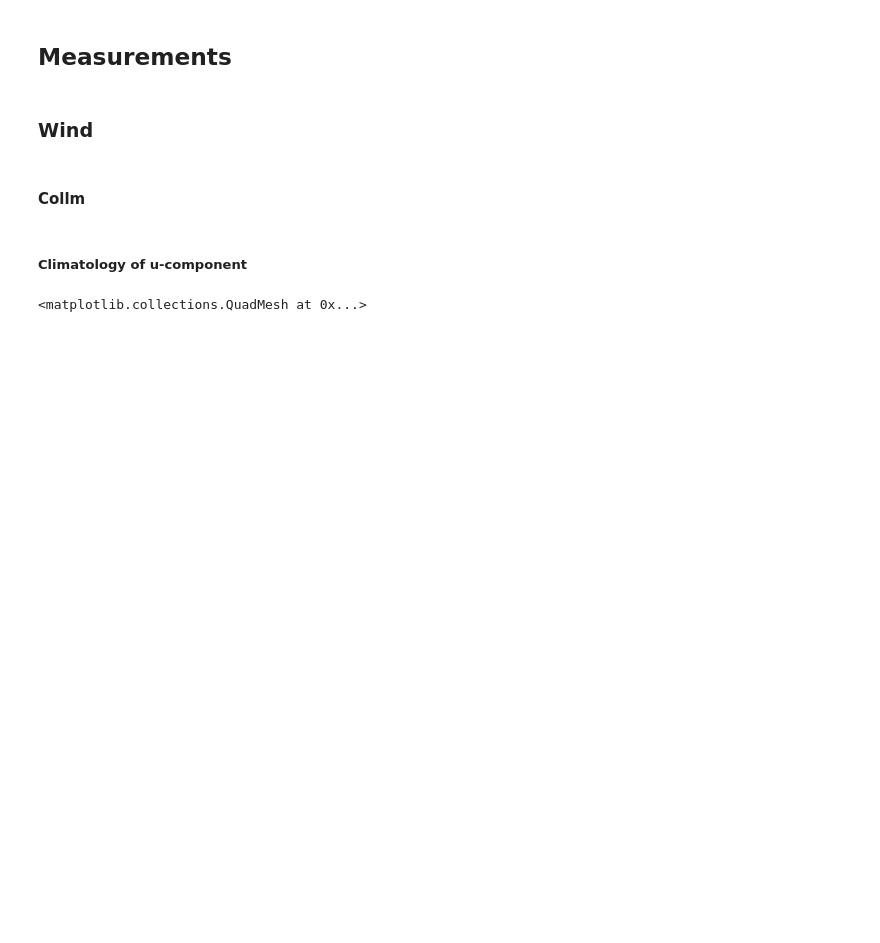
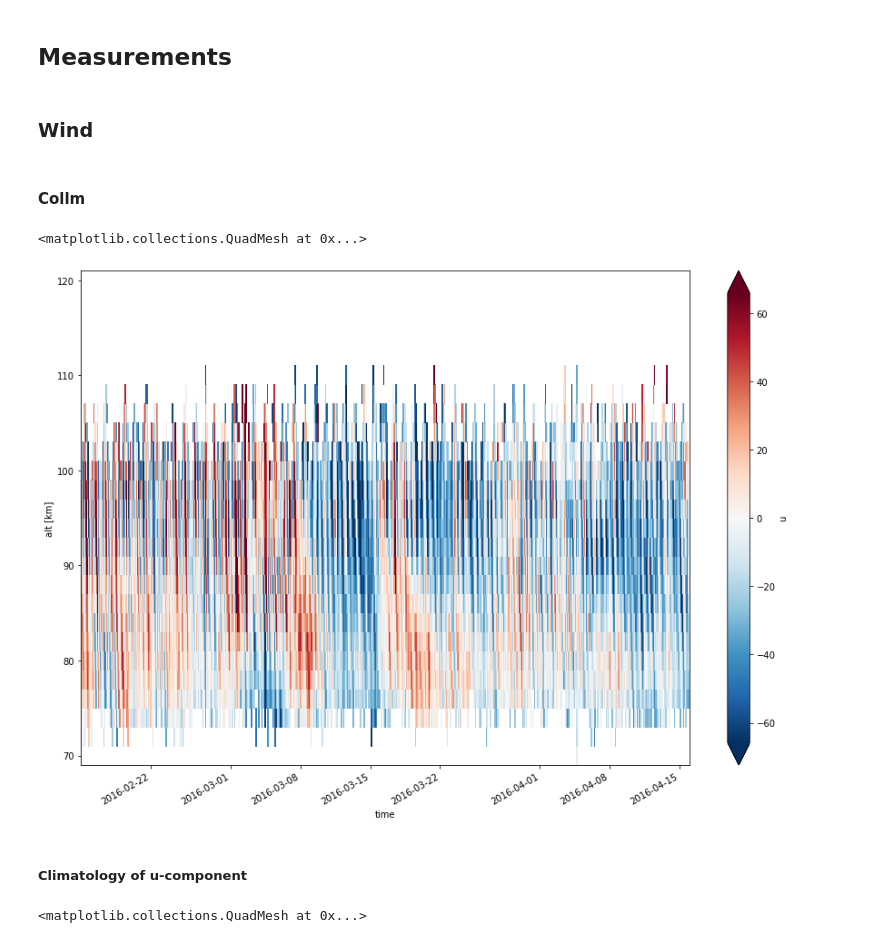
Before and after one commit to VACILT/SSW_project, a Jupyter notebook: meteorological conditions during ssw events.ipynb, the cells around one changed output. Saved outputs shown, nothing was run; the diff lists cells and outputs as text; code cells hidden in the pictures; blank space fills up the shorter version.

```diff
--- a/meteorological conditions during ssw events.ipynb
+++ b/meteorological conditions during ssw events.ipynb
@@ -101,18 +105,23 @@ root_path = '/home/gemeinsam_tmp/UA_students/data/'
 # %%
 ds_col = read_group('wind','Col')
 u_col = read_var(ds_col,'u')
 v_col = read_var(ds_col,'v')
 
-u_col_anomalie = anomalie('day',u_col)
+u_col_anomalie = anomalie('hour',u_col)
 # u_col_anomalie.plot(x='time',robust=True)
 
 v_col_anomalie = anomalie('day',v_col)
 
 sea_u_col = sea(30,'Col',u_col)
 sea_u_col_anomalie = sea(30,'Col',u_col_anomalie)
 
 sea_v_col = sea(30,'Col',v_col)
 sea_v_col_anomalie = sea(30,'Col',v_col_anomalie)
+
+u_col_anomalie.sel(time=slice('2016-02-15', '2016-04-15')).plot(x='time',size=10,robust=True)
+# %% [output]
+<matplotlib.collections.QuadMesh at 0x...>
+[figure, added]
 # %% [markdown]
 ##### Climatology of u-component
 # %%
```
Also changed, not shown: parts of 9 cells of this notebook.
